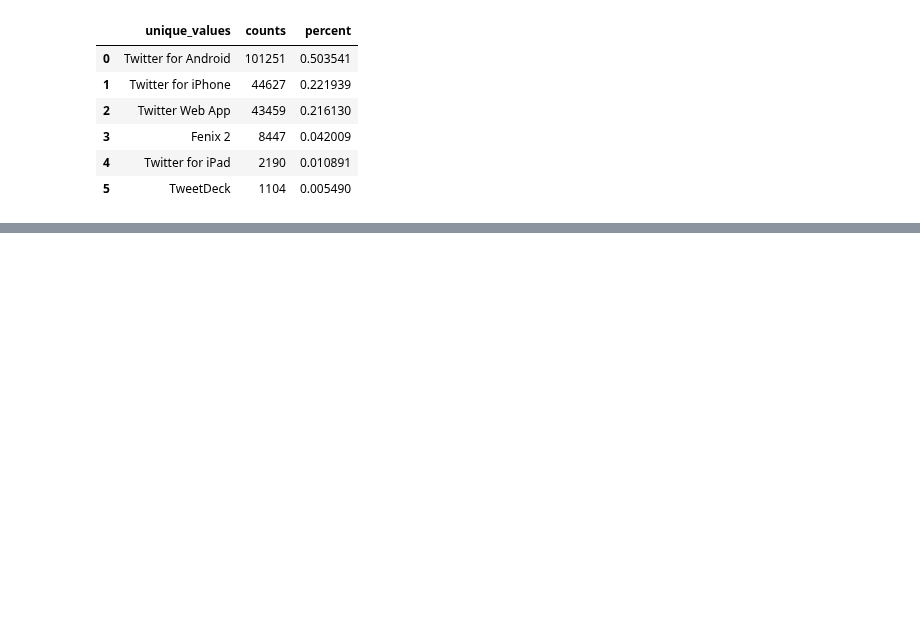
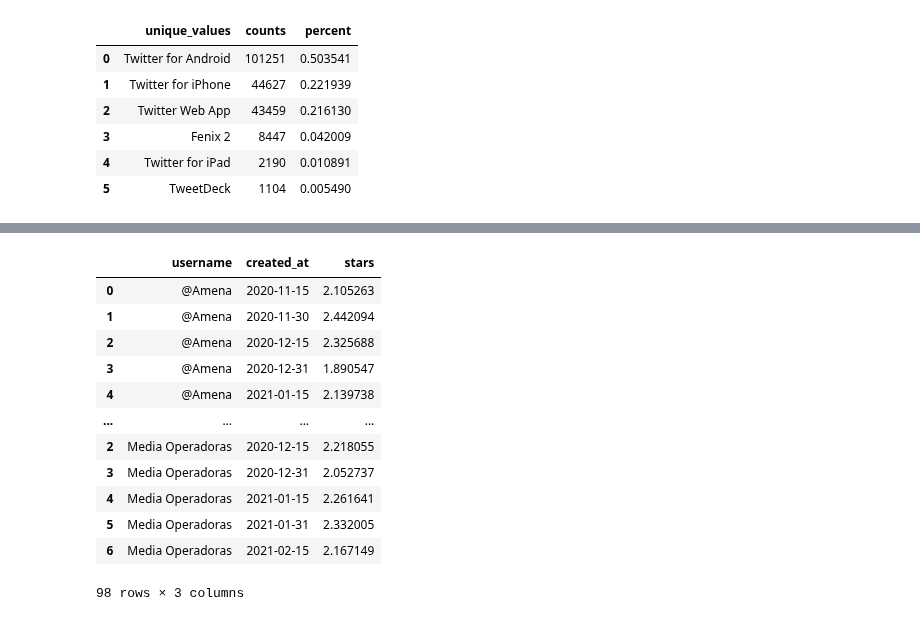
Before and after one commit to carpiero/Sentiment_Spanish_Operator, a Jupyter notebook: Notebooks/Notebook_006_remote.ipynb, the cells around one changed output, grey strips where cells are left out. Cells and saved outputs as stored; diff of their text form; code cells hidden in the pictures; blank space fills up the shorter version.

```diff
--- a/Notebooks/Notebook_006_remote.ipynb
+++ b/Notebooks/Notebook_006_remote.ipynb
@@ -219,0 +222,2 @@ dff.style.format({'percent': '{:,.1%}'.format})
+# %%
+df_stars=df
@@ -219,0 +242,2 @@ dff.style.format({'percent': '{:,.1%}'.format})
+# %%
+df_stars = df_stars.set_index('created_at')
@@ -219,0 +263,6 @@ dff.style.format({'percent': '{:,.1%}'.format})
+# %%
+df2=df_stars.groupby(['username',pd.Grouper(key='created_at',freq='SM')])[['stars']].mean().reset_index()
+# %%
+df_media_total=df_stars.groupby(pd.Grouper(key='created_at',freq='SM'))[['stars']].mean().reset_index()
+df_media_total['username']='Media Operadoras'
+df_media_total
@@ -219,0 +278,16 @@ dff.style.format({'percent': '{:,.1%}'.format})
+# %%
+df2.append(df_media_total)
+# %% [output]
+|  | username | created_at | stars |
+| 0 | @Amena | 2020-11-15 | 2.105263 |
+| 1 | @Amena | 2020-11-30 | 2.442094 |
+| 2 | @Amena | 2020-12-15 | 2.325688 |
+| 3 | @Amena | 2020-12-31 | 1.890547 |
+| 4 | @Amena | 2021-01-15 | 2.139738 |
+| ... | ... | ... | ... |
+| 2 | Media Operadoras | 2020-12-15 | 2.218055 |
+| 3 | Media Operadoras | 2020-12-31 | 2.052737 |
+| 4 | Media Operadoras | 2021-01-15 | 2.261641 |
+| 5 | Media Operadoras | 2021-01-31 | 2.332005 |
+| 6 | Media Operadoras | 2021-02-15 | 2.167149 |
+98 rows × 3 columns
```
Also changed, not shown: parts of 6 cells of this notebook, 2 other files.
